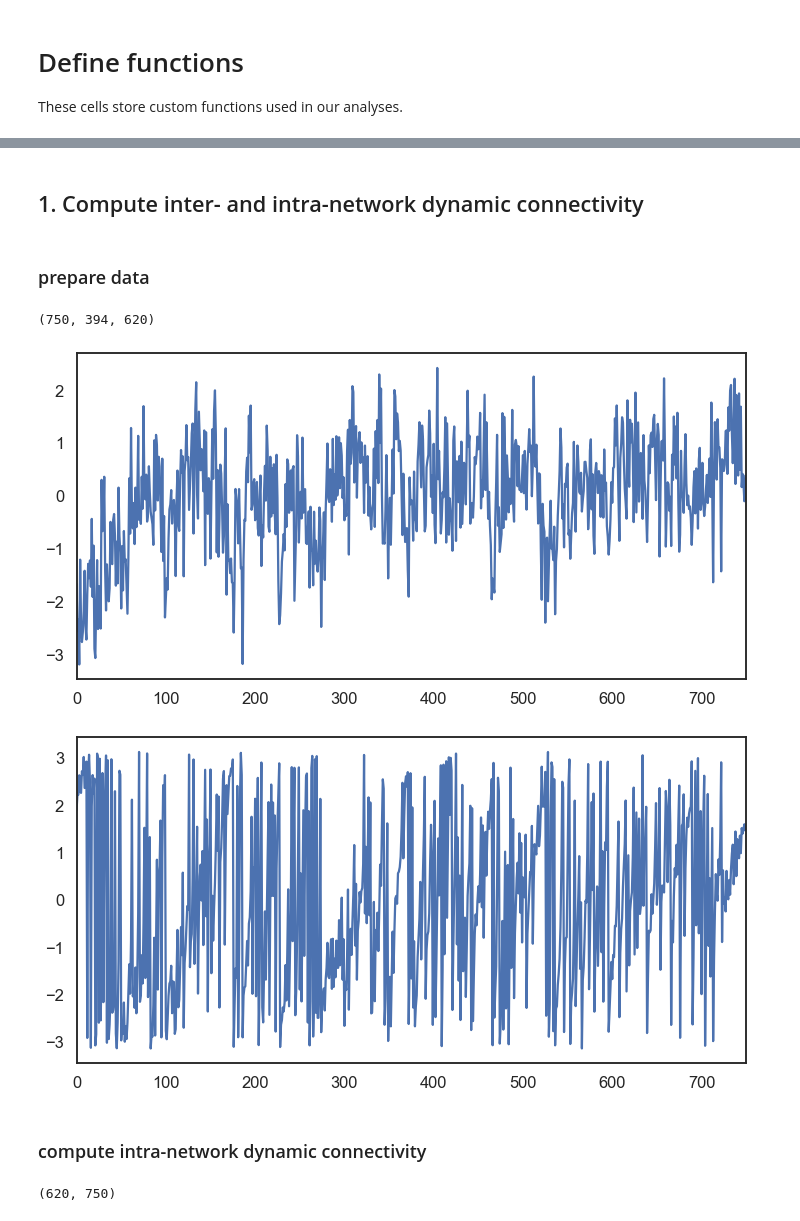
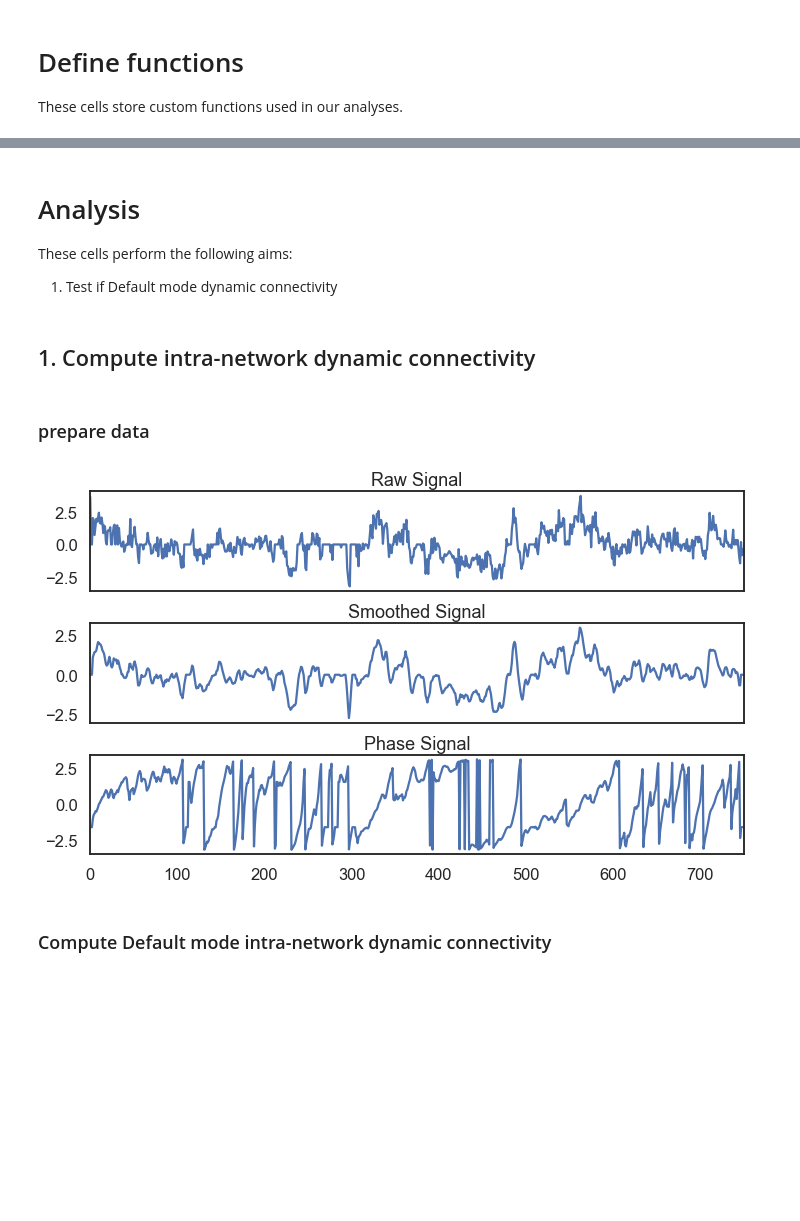
Before and after one commit to catcamacho/hbn_soc_net, a Jupyter notebook: 2_DynamicNet_affect.ipynb, the cells around one changed output, grey strips where cells are left out. Saved outputs shown, nothing was run; the diff lists cells and outputs as text; code cells hidden in the pictures; blank space fills up the shorter version.

```diff
--- a/2_DynamicNet_affect.ipynb
+++ b/2_DynamicNet_affect.ipynb
@@ -18,8 +18,8 @@ sns.set(context='talk', style='white')
 # assign study-specific variables
 TR = 0.8 # in seconds
 
-#project_dir = '/Users/catcamacho/Library/CloudStorage/Box-Box/CCP/HBN_study/Njenga_project/'
-project_dir = '/Users/sallynjenga/Library/CloudStorage/Box-Box/Njenga_project/'
+project_dir = '/Users/catcamacho/Library/CloudStorage/Box-Box/CCP/HBN_study/Njenga_project/'
+#project_dir = '/Users/sallynjenga/Library/CloudStorage/Box-Box/Njenga_project/'
 out_dir = os.path.join(project_dir, 'DATA', 'processed_data')
 raw_dir = os.path.join(project_dir, 'DATA', 'raw_data')
 vid_dir = os.path.join(project_dir, 'DATA', 'video_data')
@@ -263,39 +294,43 @@ These cells perform the following analysis steps:
+# %% [markdown]
+# Analysis
+These cells perform the following aims:
+1. Test if Default mode dynamic connectivity
 # %% [markdown]
-## 1. Compute inter- and intra-network dynamic connectivity
+## 1. Compute intra-network dynamic connectivity
 # %% [markdown]
 ### prepare data
 # %%
 # Read in raw fMRI timeseries data
 tseries = np.load(os.path.join(raw_dir, 'compiled_ts_data_movieDM.npy'))
 
+# temporally smooth signal
+filttseries = np.empty_like(tseries)
+for a in range(0, tseries.shape[1]):
+    for b in range(0, tseries.shape[2]):
+        filttseries[:,a,b] = temporal_smooth(tseries[:,a,b], np.arange(0,600,0.8), 1.2)
+np.save(os.path.join(raw_dir, 'smoothed_ts_data_movieDM.npy'), filttseries)
+
 # Convert to phase angles and save data
 phasefile = os.path.join(out_dir, 'phase_data_movieDM.npy')
-phase = compute_phase(tseries, phasefile)
+phase = compute_phase(filttseries, phasefile)
 
-print(phase.shape)
+# limit data just to default mode network
+net_phase = phase[:, network_labels=='Default', :]
-# %% [output]
-(750, 394, 620)
-# %%
-# TODO: graph raw signal and phase signal for single participant/region
-
-
-plt.figure(figsize=(12, 6))
-plt.plot(tseries[:,0, 300])
-plt.xlim(0,750)
-plt.show()
-plt.close()
-
-
-
-
-plt.figure(figsize=(12, 6))
-plt.plot(phase[:,0, 300])
-plt.xlim(0,750)
-plt.show()
-plt.close()
-# %% [output]
-[figure, removed]
-[figure, removed]
+# %%
+# plot a participant's raw data and phase data (participants #10, region #20)
+fig, ax = plt.subplots(3,1, figsize=(10,6), sharex=True)
+ax[0].plot(tseries[:,40,10])
+ax[0].set_title('Raw Signal')
+ax[0].set_xlim((0,750))
+ax[1].plot(filttseries[:,40,10])
+ax[1].set_title('Smoothed Signal')
+ax[2].plot(phase[:,40,10])
+ax[2].set_title('Phase Signal')
+plt.tight_layout()
+plt.show()
+plt.close()
+# %% [output]
+[figure, added]
 # %% [markdown]
-### compute intra-network dynamic connectivity
+### Compute Default mode intra-network dynamic connectivity
 # %%
@@ -322,4 +348,0 @@ np.save(os.path.join(out_dir, 'group_mean_Default_ips_movieDM.npy'), mean_defaul
-# %%
-print(participant_default_ips.shape)
-# %% [output]
-(620, 750)
```
Also changed, not shown: parts of 18 cells of this notebook.
